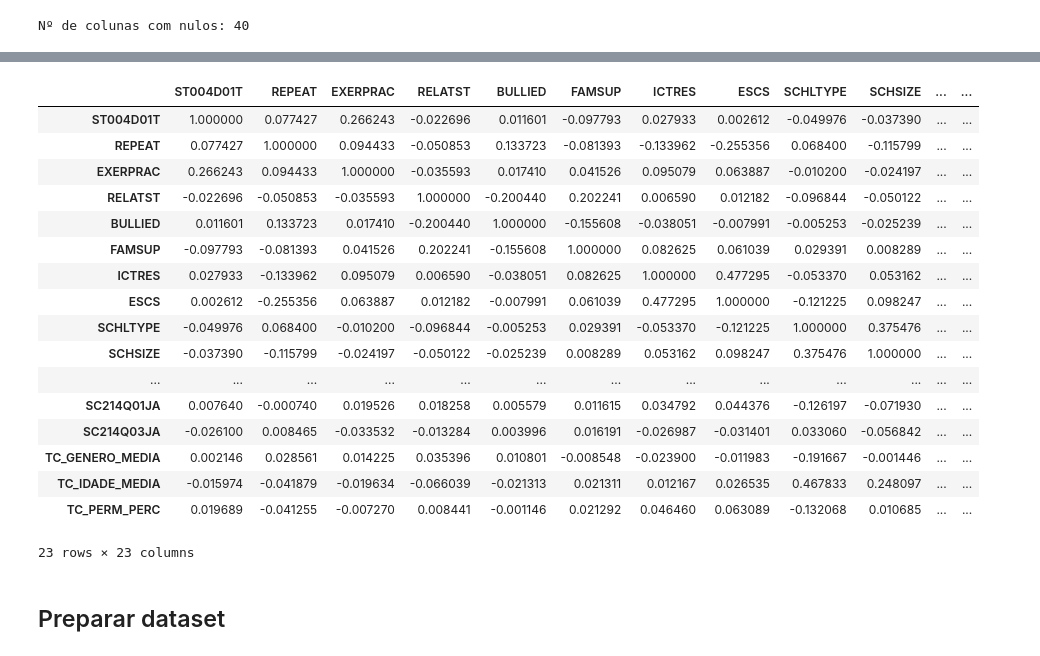
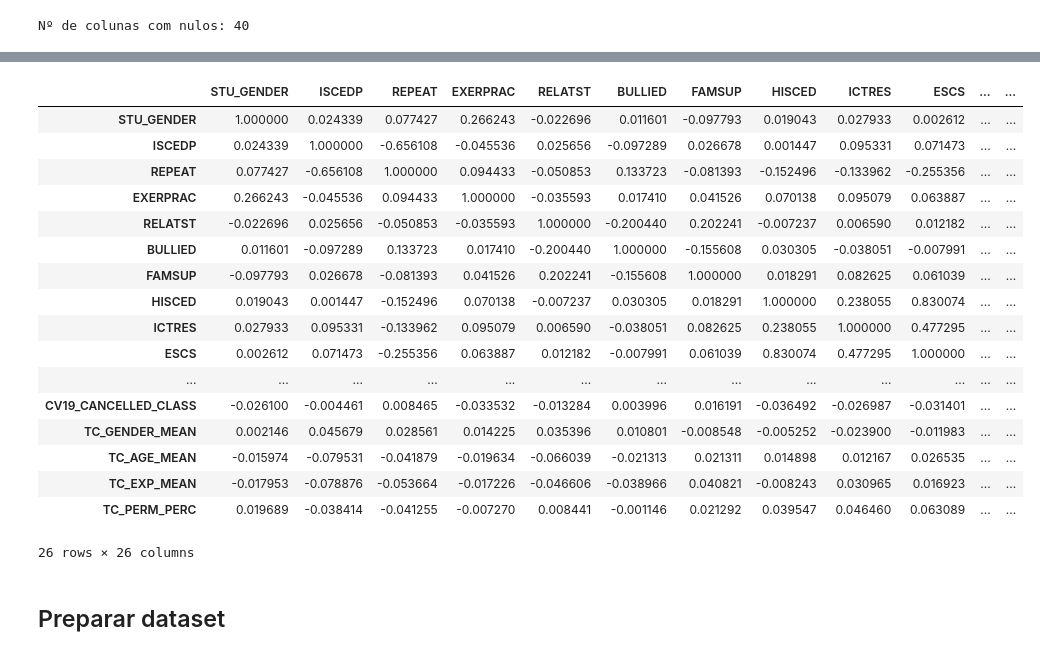
Before and after one commit to Duarte-Casta/AI-Driven-Project, a Jupyter notebook: data_preparation.ipynb, the cells around one changed output, grey strips where cells are left out. Saved outputs shown, nothing was run; the diff lists cells and outputs as text; code cells hidden in the pictures.

```diff
--- a/data_preparation.ipynb
+++ b/data_preparation.ipynb
@@ -88,34 +90,34 @@ sns.heatmap(dt_std_pt[["SCPREPBP", "SCPREPAP", "PROBSCRI", "SC214Q01JA", "SC214Q
 # %%
 # correlação entre idade do prof e anos de experiência com spearman
 cols_modelo = [
-    'ST004D01T', 'REPEAT', 'EXERPRAC', 'RELATST',
-    'BULLIED', 'FAMSUP',  'ICTRES', 'ESCS',
-    'SCHLTYPE', 'SCHSIZE', 'TOTAT', 'PROATCE', 'STRATIO',
-    'STAFFSHORT', 'EDUSHORT', 'SCPREPBP', 'SCPREPAP', 'PROBSCRI',
-    'SC214Q01JA', 'SC214Q03JA',
-    'TC_GENERO_MEDIA', 'TC_IDADE_MEDIA', 'TC_PERM_PERC'
+    'STU_GENDER', 'ISCEDP', 'REPEAT',
+    'EXERPRAC', 'RELATST', 'BULLIED', 'FAMSUP', 'HISCED', 'ICTRES', 'ESCS',
+    'SCHLTYPE', 'SCHSIZE', 'TOTAT', 'PROATCE', 'STRATIO', 'STAFFSHORT',
+    'EDUSHORT', 'SCPREPBP', 'SCPREPAP', 'PROBSCRI', 'CV19_ONLINE_CLASS',
+    'CV19_CANCELLED_CLASS', 'TC_GENDER_MEAN', 'TC_AGE_MEAN', 'TC_EXP_MEAN',
+    'TC_PERM_PERC'
 ]
 
 dt_std_pt[cols_modelo].corr(method='spearman')
 # %% [output]
-|  | ST004D01T | REPEAT | EXERPRAC | RELATST | BULLIED | FAMSUP | ICTRES | ESCS | SCHLTYPE | SCHSIZE | ... | ... |
-| ST004D01T | 1.000000 | 0.077427 | 0.266243 | -0.022696 | 0.011601 | -0.097793 | 0.027933 | 0.002612 | -0.049976 | -0.037390 | ... | ... |
-| REPEAT | 0.077427 | 1.000000 | 0.094433 | -0.050853 | 0.133723 | -0.081393 | -0.133962 | -0.255356 | 0.068400 | -0.115799 | ... | ... |
-| EXERPRAC | 0.266243 | 0.094433 | 1.000000 | -0.035593 | 0.017410 | 0.041526 | 0.095079 | 0.063887 | -0.010200 | -0.024197 | ... | ... |
-| RELATST | -0.022696 | -0.050853 | -0.035593 | 1.000000 | -0.200440 | 0.202241 | 0.006590 | 0.012182 | -0.096844 | -0.050122 | ... | ... |
-| BULLIED | 0.011601 | 0.133723 | 0.017410 | -0.200440 | 1.000000 | -0.155608 | -0.038051 | -0.007991 | -0.005253 | -0.025239 | ... | ... |
-| FAMSUP | -0.097793 | -0.081393 | 0.041526 | 0.202241 | -0.155608 | 1.000000 | 0.082625 | 0.061039 | 0.029391 | 0.008289 | ... | ... |
-| ICTRES | 0.027933 | -0.133962 | 0.095079 | 0.006590 | -0.038051 | 0.082625 | 1.000000 | 0.477295 | -0.053370 | 0.053162 | ... | ... |
-| ESCS | 0.002612 | -0.255356 | 0.063887 | 0.012182 | -0.007991 | 0.061039 | 0.477295 | 1.000000 | -0.121225 | 0.098247 | ... | ... |
-| SCHLTYPE | -0.049976 | 0.068400 | -0.010200 | -0.096844 | -0.005253 | 0.029391 | -0.053370 | -0.121225 | 1.000000 | 0.375476 | ... | ... |
-| SCHSIZE | -0.037390 | -0.115799 | -0.024197 | -0.050122 | -0.025239 | 0.008289 | 0.053162 | 0.098247 | 0.375476 | 1.000000 | ... | ... |
+|  | STU_GENDER | ISCEDP | REPEAT | EXERPRAC | RELATST | BULLIED | FAMSUP | HISCED | ICTRES | ESCS | ... | ... |
+| STU_GENDER | 1.000000 | 0.024339 | 0.077427 | 0.266243 | -0.022696 | 0.011601 | -0.097793 | 0.019043 | 0.027933 | 0.002612 | ... | ... |
+| ISCEDP | 0.024339 | 1.000000 | -0.656108 | -0.045536 | 0.025656 | -0.097289 | 0.026678 | 0.001447 | 0.095331 | 0.071473 | ... | ... |
+| REPEAT | 0.077427 | -0.656108 | 1.000000 | 0.094433 | -0.050853 | 0.133723 | -0.081393 | -0.152496 | -0.133962 | -0.255356 | ... | ... |
+| EXERPRAC | 0.266243 | -0.045536 | 0.094433 | 1.000000 | -0.035593 | 0.017410 | 0.041526 | 0.070138 | 0.095079 | 0.063887 | ... | ... |
+| RELATST | -0.022696 | 0.025656 | -0.050853 | -0.035593 | 1.000000 | -0.200440 | 0.202241 | -0.007237 | 0.006590 | 0.012182 | ... | ... |
+| BULLIED | 0.011601 | -0.097289 | 0.133723 | 0.017410 | -0.200440 | 1.000000 | -0.155608 | 0.030305 | -0.038051 | -0.007991 | ... | ... |
+| FAMSUP | -0.097793 | 0.026678 | -0.081393 | 0.041526 | 0.202241 | -0.155608 | 1.000000 | 0.018291 | 0.082625 | 0.061039 | ... | ... |
+| HISCED | 0.019043 | 0.001447 | -0.152496 | 0.070138 | -0.007237 | 0.030305 | 0.018291 | 1.000000 | 0.238055 | 0.830074 | ... | ... |
+| ICTRES | 0.027933 | 0.095331 | -0.133962 | 0.095079 | 0.006590 | -0.038051 | 0.082625 | 0.238055 | 1.000000 | 0.477295 | ... | ... |
+| ESCS | 0.002612 | 0.071473 | -0.255356 | 0.063887 | 0.012182 | -0.007991 | 0.061039 | 0.830074 | 0.477295 | 1.000000 | ... | ... |
 | ... | ... | ... | ... | ... | ... | ... | ... | ... | ... | ... | ... | ... |
-| SC214Q01JA | 0.007640 | -0.000740 | 0.019526 | 0.018258 | 0.005579 | 0.011615 | 0.034792 | 0.044376 | -0.126197 | -0.071930 | ... | ... |
-| SC214Q03JA | -0.026100 | 0.008465 | -0.033532 | -0.013284 | 0.003996 | 0.016191 | -0.026987 | -0.031401 | 0.033060 | -0.056842 | ... | ... |
-| TC_GENERO_MEDIA | 0.002146 | 0.028561 | 0.014225 | 0.035396 | 0.010801 | -0.008548 | -0.023900 | -0.011983 | -0.191667 | -0.001446 | ... | ... |
-| TC_IDADE_MEDIA | -0.015974 | -0.041879 | -0.019634 | -0.066039 | -0.021313 | 0.021311 | 0.012167 | 0.026535 | 0.467833 | 0.248097 | ... | ... |
-| TC_PERM_PERC | 0.019689 | -0.041255 | -0.007270 | 0.008441 | -0.001146 | 0.021292 | 0.046460 | 0.063089 | -0.132068 | 0.010685 | ... | ... |
+| CV19_CANCELLED_CLASS | -0.026100 | -0.004461 | 0.008465 | -0.033532 | -0.013284 | 0.003996 | 0.016191 | -0.036492 | -0.026987 | -0.031401 | ... | ... |
+| TC_GENDER_MEAN | 0.002146 | 0.045679 | 0.028561 | 0.014225 | 0.035396 | 0.010801 | -0.008548 | -0.005252 | -0.023900 | -0.011983 | ... | ... |
+| TC_AGE_MEAN | -0.015974 | -0.079531 | -0.041879 | -0.019634 | -0.066039 | -0.021313 | 0.021311 | 0.014898 | 0.012167 | 0.026535 | ... | ... |
+| TC_EXP_MEAN | -0.017953 | -0.078876 | -0.053664 | -0.017226 | -0.046606 | -0.038966 | 0.040821 | -0.008243 | 0.030965 | 0.016923 | ... | ... |
+| TC_PERM_PERC | 0.019689 | -0.038414 | -0.041255 | -0.007270 | 0.008441 | -0.001146 | 0.021292 | 0.039547 | 0.046460 | 0.063089 | ... | ... |
-23 rows × 23 columns
+26 rows × 26 columns
 # %% [markdown]
 ## Preparar dataset
 # %% [markdown]
```
Also changed, not shown: parts of 6 cells of this notebook, 2 other files.
